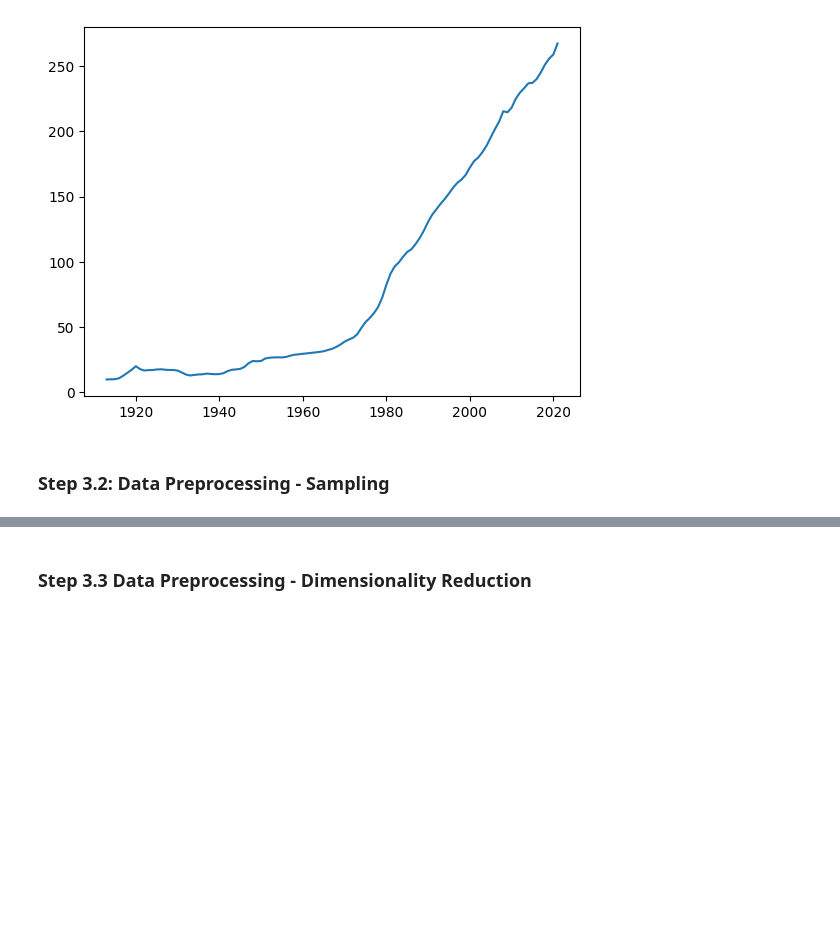
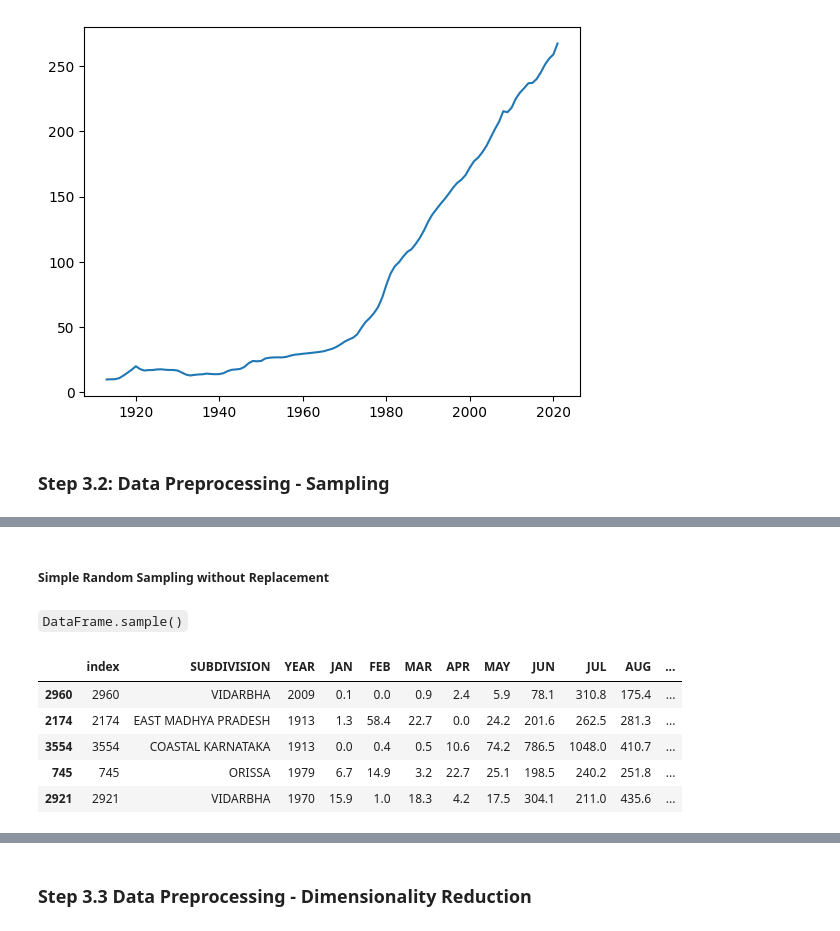
Before and after one commit to bhaskar-ruthvik/CS-F415-Data-Mining-Notebooks, a Jupyter notebook: 01-Data-Preprocessing.ipynb, the cells around one changed output, grey strips where cells are left out. Cells and saved outputs as stored; diff of their text form; code cells hidden in the pictures; blank space fills up the shorter version.

Commit message:
Added Sampling Code and PCA

```diff
--- a/01-Data-Preprocessing.ipynb
+++ b/01-Data-Preprocessing.ipynb
@@ -367,2 +364,5 @@ plt.show()
 * Stratified sampling
     * Split the data into several partitions; then draw random samples from each partition
+# %%
+df_sampling = pd.read_csv('./Datasets/Data_Preprocessing/rainfall.csv')
+df_sampling.head()
@@ -368,0 +376,14 @@ plt.show()
+# %% [markdown]
+##### Simple Random Sampling without Replacement
+# %% [markdown]
+`DataFrame.sample()`
+# %%
+random_sampled_df = df_sampling.sample(36) # Sampling 10 random items
+random_sampled_df.head()
+# %% [output]
+|  | index | SUBDIVISION | YEAR | JAN | FEB | MAR | APR | MAY | JUN | JUL | AUG | ... |
+| 2960 | 2960 | VIDARBHA | 2009 | 0.1 | 0.0 | 0.9 | 2.4 | 5.9 | 78.1 | 310.8 | 175.4 | ... |
+| 2174 | 2174 | EAST MADHYA PRADESH | 1913 | 1.3 | 58.4 | 22.7 | 0.0 | 24.2 | 201.6 | 262.5 | 281.3 | ... |
+| 3554 | 3554 | COASTAL KARNATAKA | 1913 | 0.0 | 0.4 | 0.5 | 10.6 | 74.2 | 786.5 | 1048.0 | 410.7 | ... |
+| 745 | 745 | ORISSA | 1979 | 6.7 | 14.9 | 3.2 | 22.7 | 25.1 | 198.5 | 240.2 | 251.8 | ... |
+| 2921 | 2921 | VIDARBHA | 1970 | 15.9 | 1.0 | 18.3 | 4.2 | 17.5 | 304.1 | 211.0 | 435.6 | ... |
```
Also changed, not shown: parts of 13 cells of this notebook.
